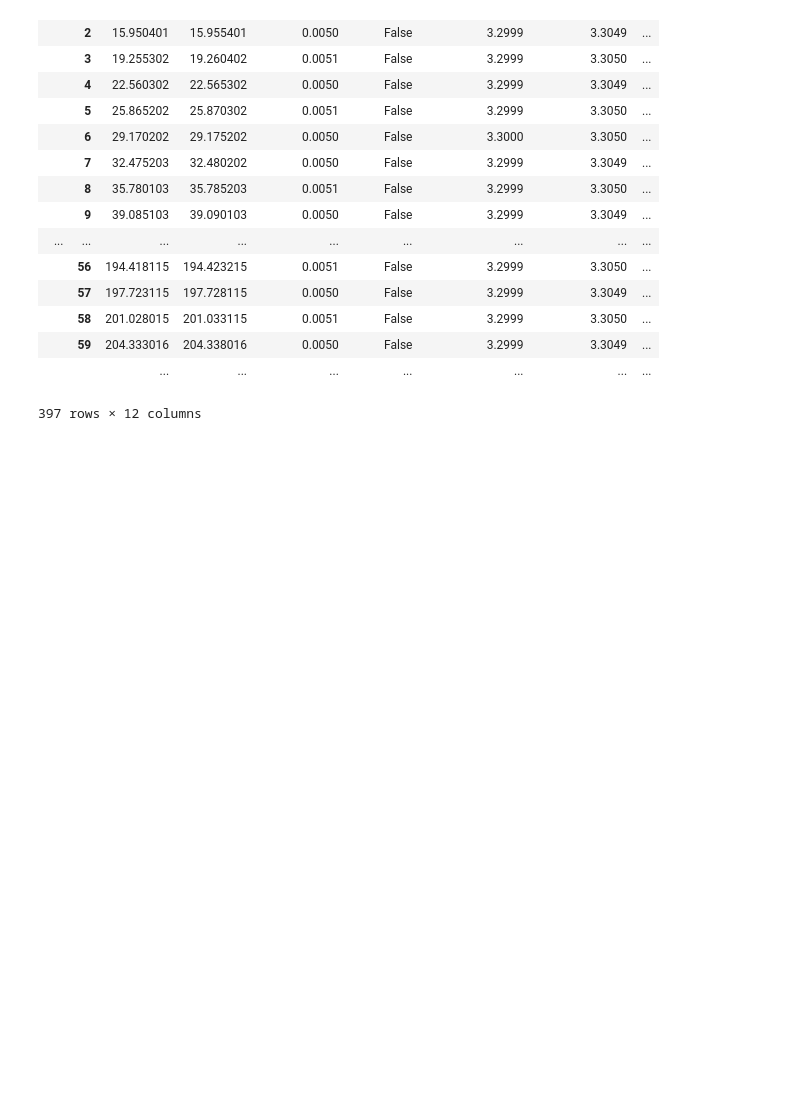
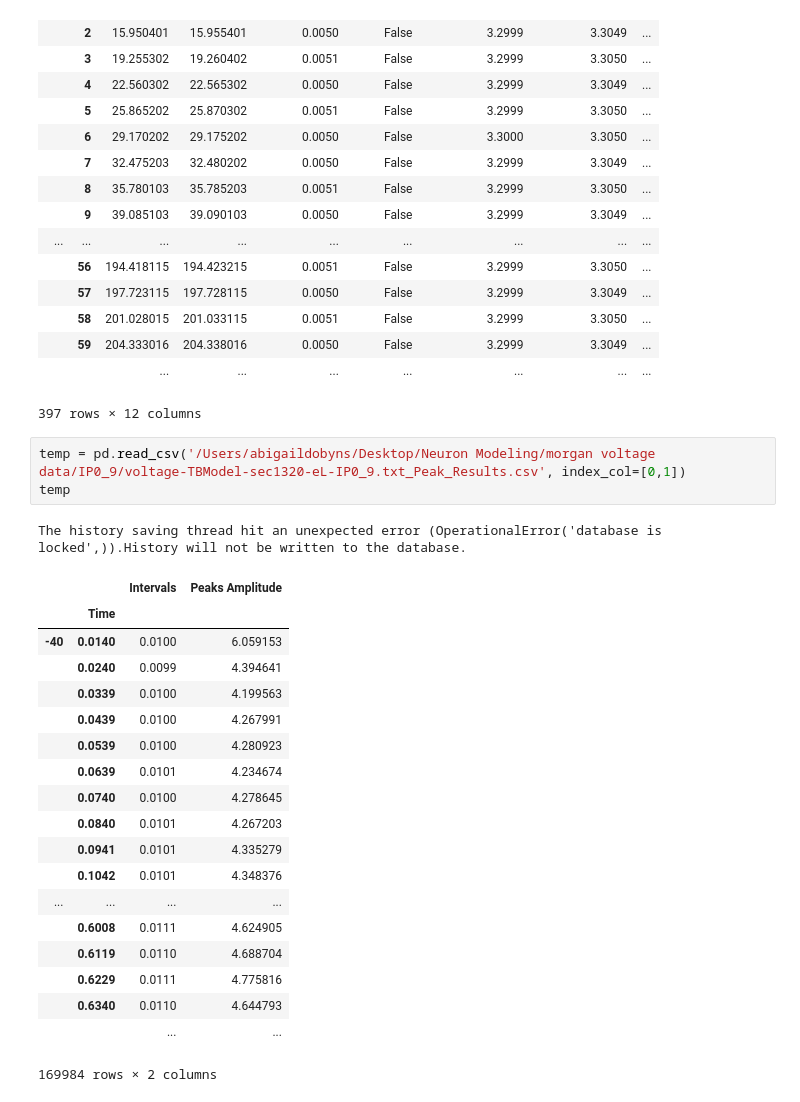
Before and after one commit to aedobyns/lab, a Jupyter notebook: Kitchen Sink-Bass.ipynb, the cells around one changed output. Cells and saved outputs as stored; diff of their text form; blank space fills up the shorter version.

```diff
--- a/Kitchen Sink-Bass.ipynb
+++ b/Kitchen Sink-Bass.ipynb
@@ -207,3 +207,27 @@ Results['Bursts-Master']
 |  | 59 | 204.333016 | 204.338016 | 0.0050 | False | 3.2999 | 3.3049 | ... |
 |  |  | ... | ... | ... | ... | ... | ... | ... |
 397 rows × 12 columns
+# %%
+temp = pd.read_csv('/Users/abigaildobyns/Desktop/Neuron Modeling/morgan voltage data/IP0_9/voltage-TBModel-sec1320-eL-IP0_9.txt_Peak_Results.csv', index_col=[0,1])
+temp
+# %% [output]
+The history saving thread hit an unexpected error (OperationalError('database is locked',)).History will not be written to the database.
+|  |  | Intervals | Peaks Amplitude |
+|  | Time |  |  |
+| -40 | 0.0140 | 0.0100 | 6.059153 |
+|  | 0.0240 | 0.0099 | 4.394641 |
+|  | 0.0339 | 0.0100 | 4.199563 |
+|  | 0.0439 | 0.0100 | 4.267991 |
+|  | 0.0539 | 0.0100 | 4.280923 |
+|  | 0.0639 | 0.0101 | 4.234674 |
+|  | 0.0740 | 0.0100 | 4.278645 |
+|  | 0.0840 | 0.0101 | 4.267203 |
+|  | 0.0941 | 0.0101 | 4.335279 |
+|  | 0.1042 | 0.0101 | 4.348376 |
+| ... | ... | ... | ... |
+|  | 0.6008 | 0.0111 | 4.624905 |
+|  | 0.6119 | 0.0110 | 4.688704 |
+|  | 0.6229 | 0.0111 | 4.775816 |
+|  | 0.6340 | 0.0110 | 4.644793 |
+|  |  | ... | ... |
+169984 rows × 2 columns
```
Also changed, not shown: parts of 6 cells of this notebook, 3 other files.
